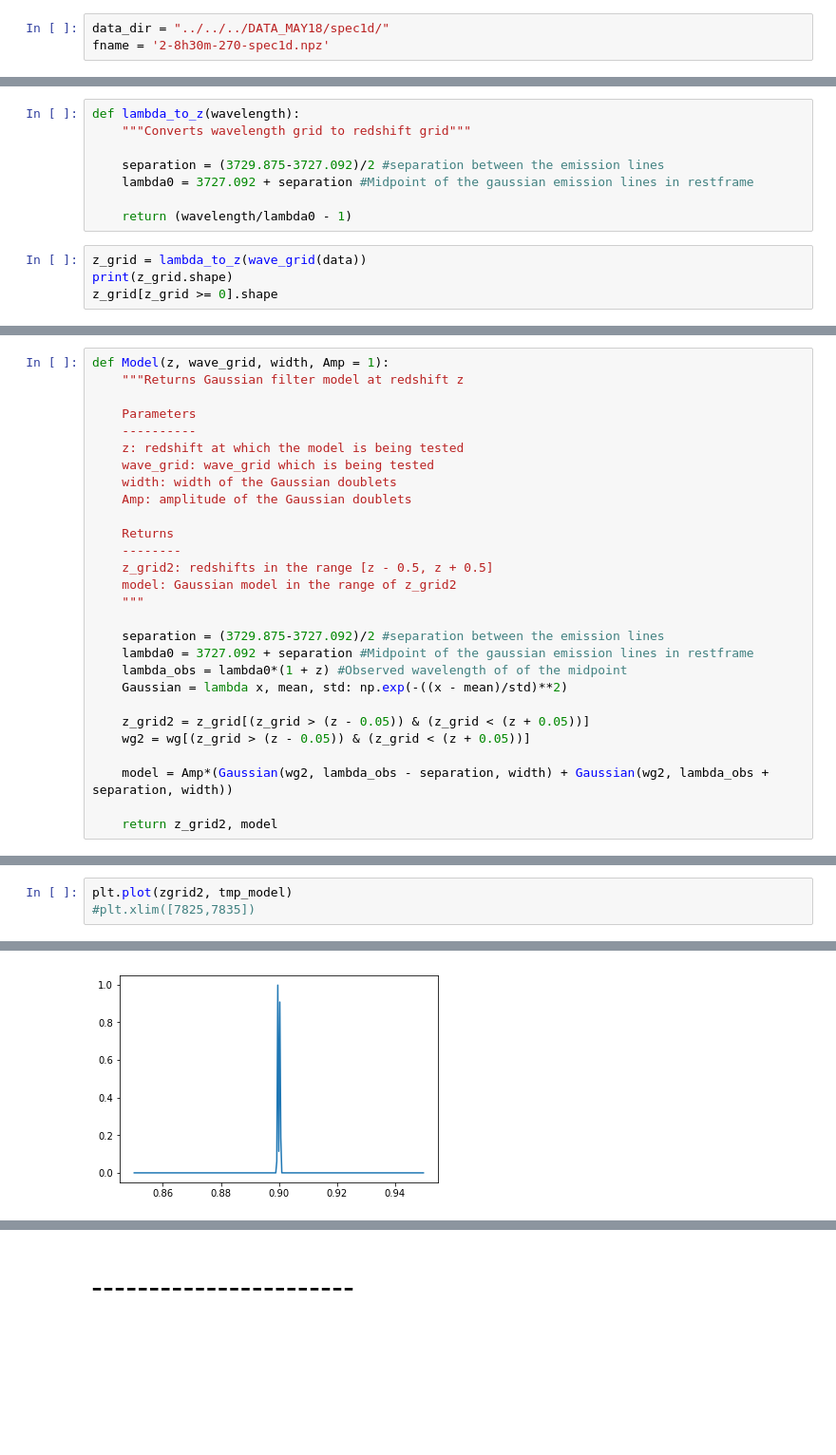
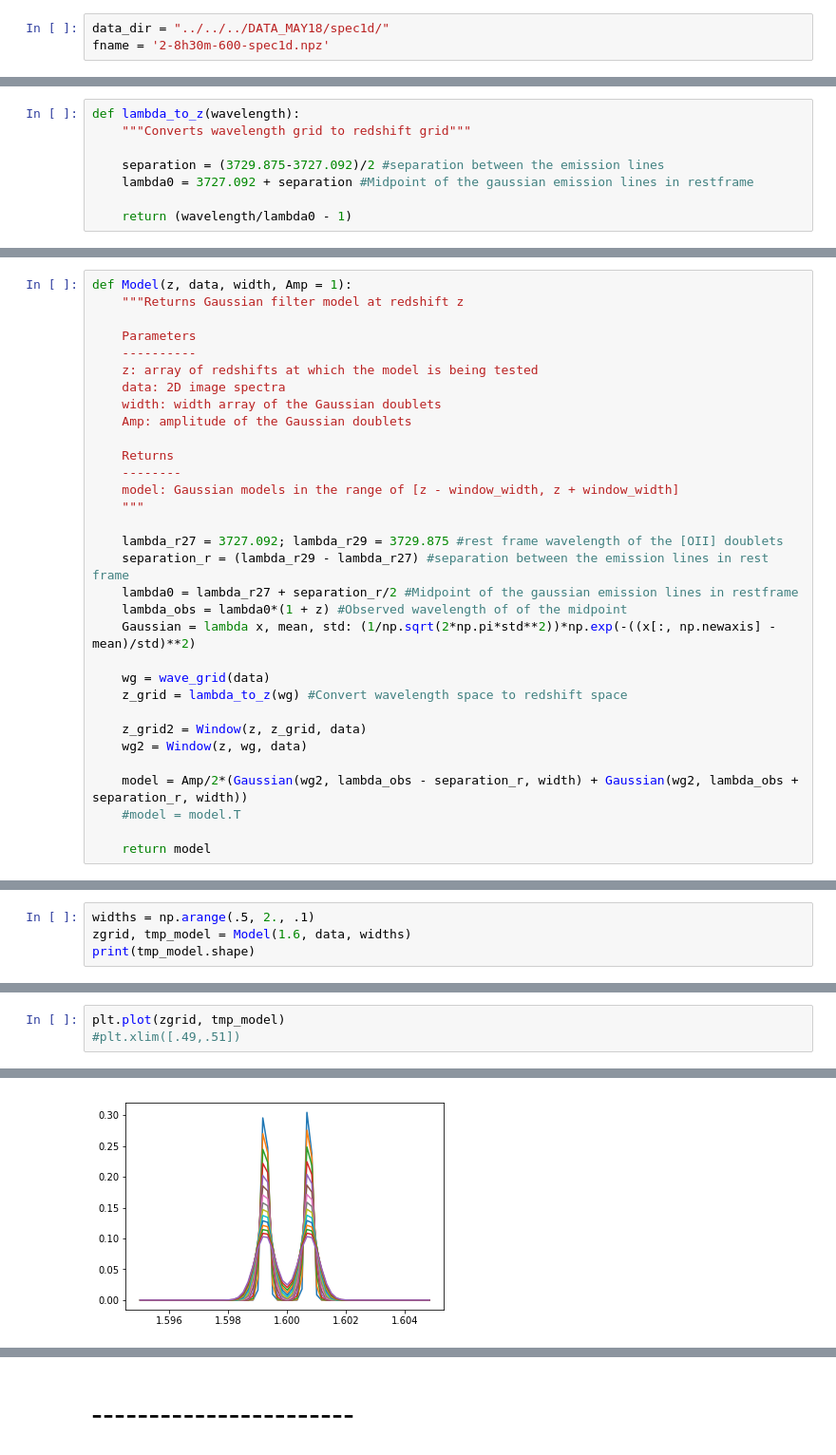
Before and after one commit to tanveerkarim/DESI_Binospec_DataProcessor, a Jupyter notebook: Tanveer/Specz_Extractor/specz1D_extractor.ipynb, the cells around one changed output, grey strips where cells are left out. Shown: that part at 95% size. Saved outputs shown, nothing was run; the diff lists cells and outputs as text; blank space fills up the shorter version.

```diff
--- a/Tanveer/Specz_Extractor/specz1D_extractor.ipynb
+++ b/Tanveer/Specz_Extractor/specz1D_extractor.ipynb
@@ -7,7 +7,7 @@ import matplotlib.pyplot as plt
 ## Import data
 # %%
 data_dir = "../../../DATA_MAY18/spec1d/"
-fname = '2-8h30m-270-spec1d.npz'
+fname = '2-8h30m-600-spec1d.npz'
 # %%
 data = np.load(data_dir + fname) #object, flag (0, 1), wavelength. flags: 0 -> iamge, 1 -> ivar
 type(data)
@@ -76,7 +63,3 @@ def lambda_to_z(wavelength):
     lambda0 = 3727.092 + separation #Midpoint of the gaussian emission lines in restframe
 
     return (wavelength/lambda0 - 1)
-# %%
-z_grid = lambda_to_z(wave_grid(data))
-print(z_grid.shape)
-z_grid[z_grid >= 0].shape
@@ -91,28 +94,32 @@ z_grid[z_grid >= 0].shape
 # %%
-def Model(z, wave_grid, width, Amp = 1):
+def Model(z, data, width, Amp = 1):
     """Returns Gaussian filter model at redshift z
 
     Parameters
     ----------
-    z: redshift at which the model is being tested
-    wave_grid: wave_grid which is being tested
-    width: width of the Gaussian doublets
+    z: array of redshifts at which the model is being tested
+    data: 2D image spectra
+    width: width array of the Gaussian doublets
     Amp: amplitude of the Gaussian doublets
 
     Returns
     --------
-    z_grid2: redshifts in the range [z - 0.5, z + 0.5]
-    model: Gaussian model in the range of z_grid2
+    model: Gaussian models in the range of [z - window_width, z + window_width]
     """
 
-    separation = (3729.875-3727.092)/2 #separation between the emission lines
-    lambda0 = 3727.092 + separation #Midpoint of the gaussian emission lines in restframe
+    lambda_r27 = 3727.092; lambda_r29 = 3729.875 #rest frame wavelength of the [OII] doublets
+    separation_r = (lambda_r29 - lambda_r27) #separation between the emission lines in rest frame
+    lambda0 = lambda_r27 + separation_r/2 #Midpoint of the gaussian emission lines in restframe
     lambda_obs = lambda0*(1 + z) #Observed wavelength of of the midpoint
-    Gaussian = lambda x, mean, std: np.exp(-((x - mean)/std)**2)
+    Gaussian = lambda x, mean, std: (1/np.sqrt(2*np.pi*std**2))*np.exp(-((x[:, np.newaxis] - mean)/std)**2)
 
-    z_grid2 = z_grid[(z_grid > (z - 0.05)) & (z_grid < (z + 0.05))]
-    wg2 = wg[(z_grid > (z - 0.05)) & (z_grid < (z + 0.05))]
+    wg = wave_grid(data)
+    z_grid = lambda_to_z(wg) #Convert wavelength space to redshift space
 
-    model = Amp*(Gaussian(wg2, lambda_obs - separation, width) + Gaussian(wg2, lambda_obs + separation, width))
+    z_grid2 = Window(z, z_grid, data)
+    wg2 = Window(z, wg, data)
 
-    return z_grid2, model
+    model = Amp/2*(Gaussian(wg2, lambda_obs - separation_r, width) + Gaussian(wg2, lambda_obs + separation_r, width))
+    #model = model.T
+
+    return model
@@ -125,0 +176,4 @@ zgrid2, tmp_model = Model(0.9, wg, 0.8)
+# %%
+widths = np.arange(.5, 2., .1)
+zgrid, tmp_model = Model(1.6, data, widths)
+print(tmp_model.shape)
@@ -126,4 +186,4 @@ zgrid2, tmp_model = Model(0.9, wg, 0.8)
 # %%
-plt.plot(zgrid2, tmp_model)
-#plt.xlim([7825,7835])
+plt.plot(zgrid, tmp_model)
+#plt.xlim([.49,.51])
 # %% [output]
@@ -131 +205 @@ plt.plot(zgrid2, tmp_model)
-[figure, old version]
+[figure, new version]
```
Also changed, not shown: parts of 20 cells of this notebook.
